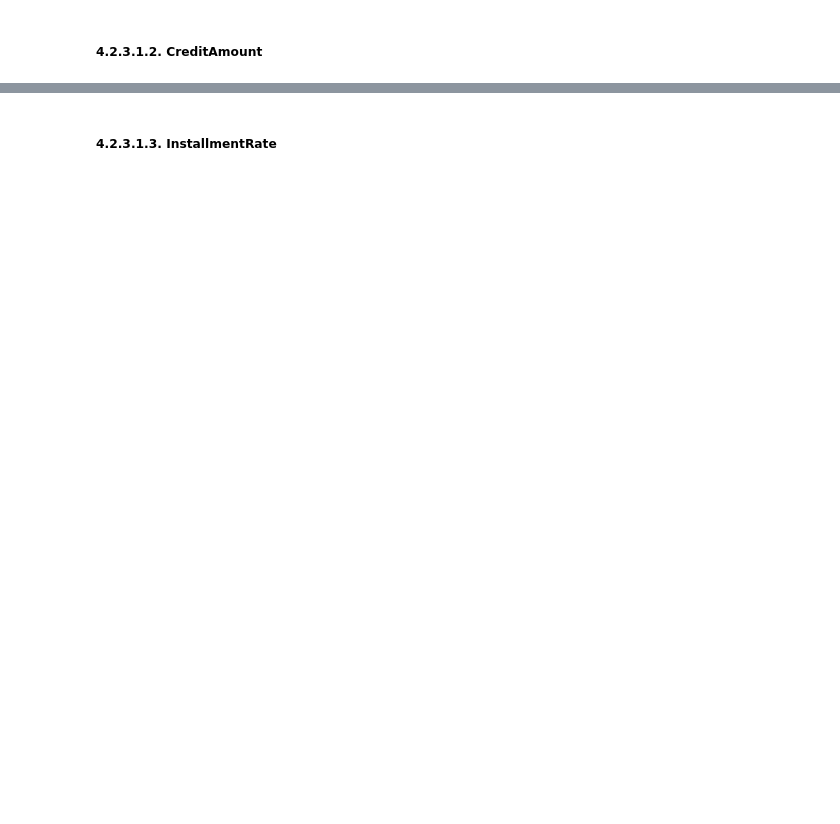
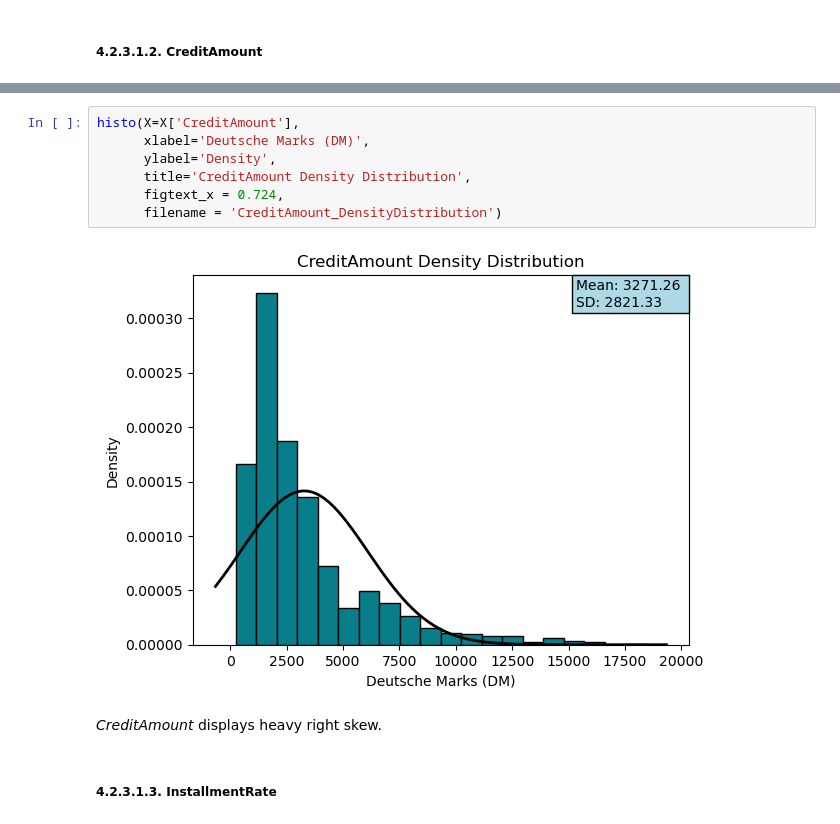
Before and after one commit to SMemic4/Credit-Risk-Classification, a Jupyter notebook: notebooks/credit_card_risk_classificaiton.ipynb, the cells around one changed output, grey strips where cells are left out. Cells and saved outputs as stored; diff of their text form; blank space fills up the shorter version.

```diff
--- a/notebooks/credit_card_risk_classificaiton.ipynb
+++ b/notebooks/credit_card_risk_classificaiton.ipynb
@@ -458,2 +534,13 @@ print(matplotlib.__version__)
+# %%
+histo(X=X['CreditAmount'],
+      xlabel='Deutsche Marks (DM)',
+      ylabel='Density',
+      title='CreditAmount Density Distribution',
+      figtext_x = 0.724,
+      filename = 'CreditAmount_DensityDistribution')
+# %% [output]
+[figure, added]
+# %% [markdown]
+*CreditAmount* displays heavy right skew.
 # %% [markdown]
 ##### 4.2.3.1.3. InstallmentRate
```
Also changed, not shown: parts of 58 cells of this notebook, 26 other files.
